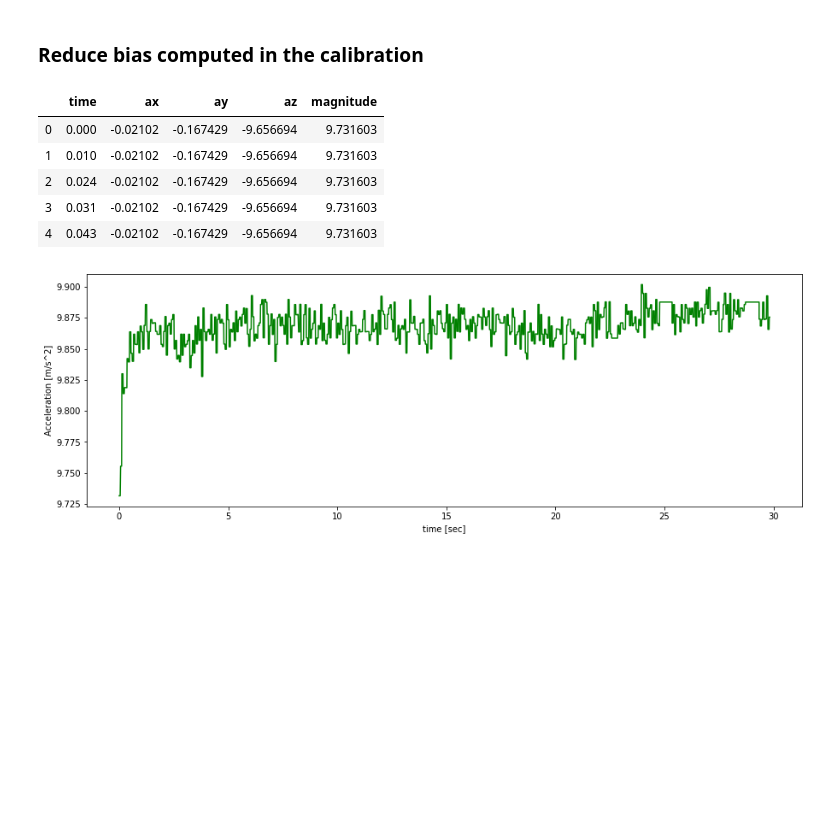
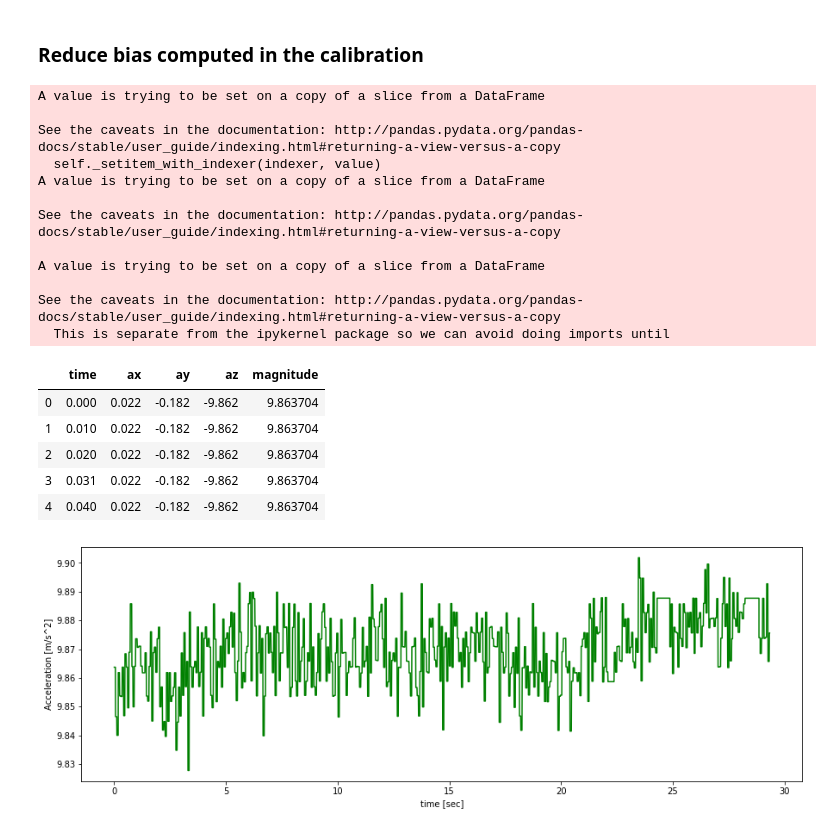
Before and after one commit to orenltr/Inertial-Navigation, a Jupyter notebook: Navigation_Eq.ipynb, the cells around one changed output. Cells and saved outputs as stored; diff of their text form; code cells hidden in the pictures; blank space fills up the shorter version.

```diff
--- a/Navigation_Eq.ipynb
+++ b/Navigation_Eq.ipynb
@@ -109,17 +124,29 @@ gyro_1['time'] = (gyro_1['time']-gyro_1.loc[0,'time'])*(1e-3)
 ### Reduce bias computed in the calibration
 # %%
 # bais
-acc_1.iloc[:,1:4] = acc_1.iloc[:,1:4]-ba
-gyro_1.iloc[:,1:4] = gyro_1.iloc[:,1:4]-bg
+acc_1.iloc[:,1:4] = acc_1.iloc[:,1:4]#-ba
+gyro_1.iloc[:,1:4] = gyro_1.iloc[:,1:4]#-bg
 
 acc_1.head()
 # %% [output]
+A value is trying to be set on a copy of a slice from a DataFrame
+
+See the caveats in the documentation: http://pandas.pydata.org/pandas-docs/stable/user_guide/indexing.html#returning-a-view-versus-a-copy
+  self._setitem_with_indexer(indexer, value)
+A value is trying to be set on a copy of a slice from a DataFrame
+
+See the caveats in the documentation: http://pandas.pydata.org/pandas-docs/stable/user_guide/indexing.html#returning-a-view-versus-a-copy
+
+A value is trying to be set on a copy of a slice from a DataFrame
+
+See the caveats in the documentation: http://pandas.pydata.org/pandas-docs/stable/user_guide/indexing.html#returning-a-view-versus-a-copy
+  This is separate from the ipykernel package so we can avoid doing imports until
 |  | time | ax | ay | az | magnitude |
-| 0 | 0.000 | -0.02102 | -0.167429 | -9.656694 | 9.731603 |
-| 1 | 0.010 | -0.02102 | -0.167429 | -9.656694 | 9.731603 |
-| 2 | 0.024 | -0.02102 | -0.167429 | -9.656694 | 9.731603 |
-| 3 | 0.031 | -0.02102 | -0.167429 | -9.656694 | 9.731603 |
-| 4 | 0.043 | -0.02102 | -0.167429 | -9.656694 | 9.731603 |
+| 0 | 0.000 | 0.022 | -0.182 | -9.862 | 9.863704 |
+| 1 | 0.010 | 0.022 | -0.182 | -9.862 | 9.863704 |
+| 2 | 0.020 | 0.022 | -0.182 | -9.862 | 9.863704 |
+| 3 | 0.031 | 0.022 | -0.182 | -9.862 | 9.863704 |
+| 4 | 0.040 | 0.022 | -0.182 | -9.862 | 9.863704 |
 # %%
 # plot acceleration
 fig = plt.figure(figsize=(15,5))
@@ -128,7 +155,7 @@ plt.xlabel('time [sec]')
 plt.ylabel('Acceleration [m/s^2]')
 plt.show()
 # %% [output]
-[figure, old version]
+[figure, new version]
 # %%
 # plot gyroscope data in each axes
 fig, axs = plt.subplots(nrows=3, ncols=1,sharex=True, figsize=(15,5))
```
Also changed, not shown: parts of 12 cells of this notebook, 1 other file.
